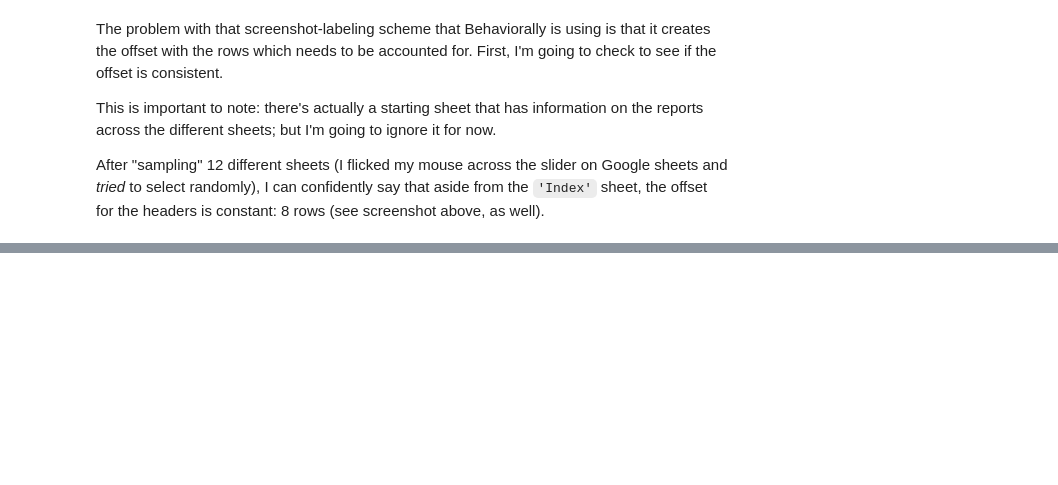
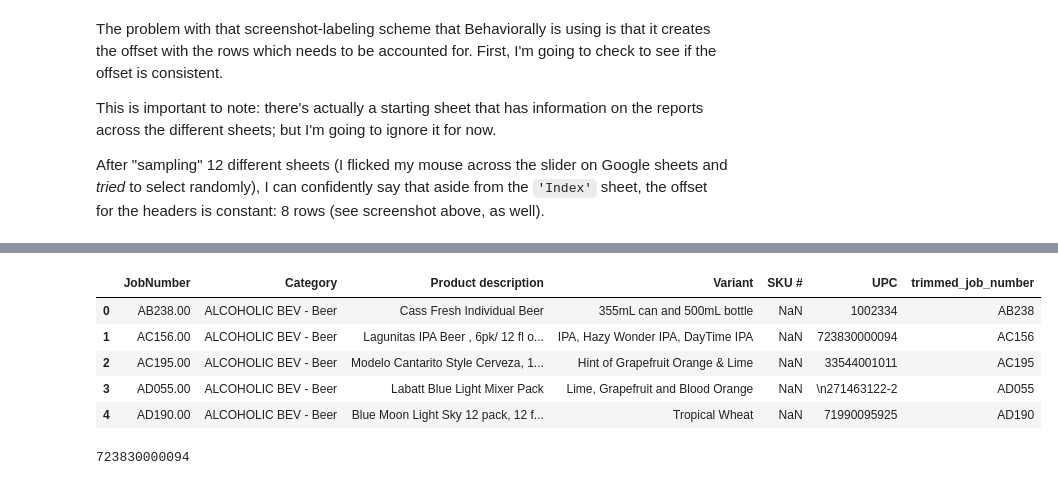
Before and after one commit to mess-clarifai/behaviorally, a Jupyter notebook: notebooks/project-forensics.ipynb, the cells around one changed output, grey strips where cells are left out. Saved outputs shown, nothing was run; the diff lists cells and outputs as text; code cells hidden in the pictures; blank space fills up the shorter version.

```diff
--- a/notebooks/project-forensics.ipynb
+++ b/notebooks/project-forensics.ipynb
@@ -226,0 +261,20 @@ d[k].head()
+# %%
+iri.head()
+# %% [output]
+|  | JobNumber | Category | Product description | Variant | SKU # | UPC | trimmed_job_number |
+| 0 | AB238.00 | ALCOHOLIC BEV - Beer | Cass Fresh Individual Beer | 355mL can and 500mL bottle | NaN | 1002334 | AB238 |
+| 1 | AC156.00 | ALCOHOLIC BEV - Beer | Lagunitas IPA Beer , 6pk/ 12 fl o... | IPA, Hazy Wonder IPA, DayTime IPA | NaN | 723830000094 | AC156 |
+| 2 | AC195.00 | ALCOHOLIC BEV - Beer | Modelo Cantarito Style Cerveza, 1... | Hint of Grapefruit Orange & Lime | NaN | 33544001011 | AC195 |
+| 3 | AD055.00 | ALCOHOLIC BEV - Beer | Labatt Blue Light Mixer Pack | Lime, Grapefruit and Blood Orange | NaN | \n271463122-2 | AD055 |
+| 4 | AD190.00 | ALCOHOLIC BEV - Beer | Blue Moon Light Sky 12 pack, 12 f... | Tropical Wheat | NaN | 71990095925 | AD190 |
+# %%
+for i, row in iri.iterrows():
+    upc = str(row['UPC'])
+
+    l = len(upc)
+
+    if l > 10:
+        print(upc)
+        break
+# %% [output]
+723830000094
```
Also changed, not shown: parts of 49 cells of this notebook.
